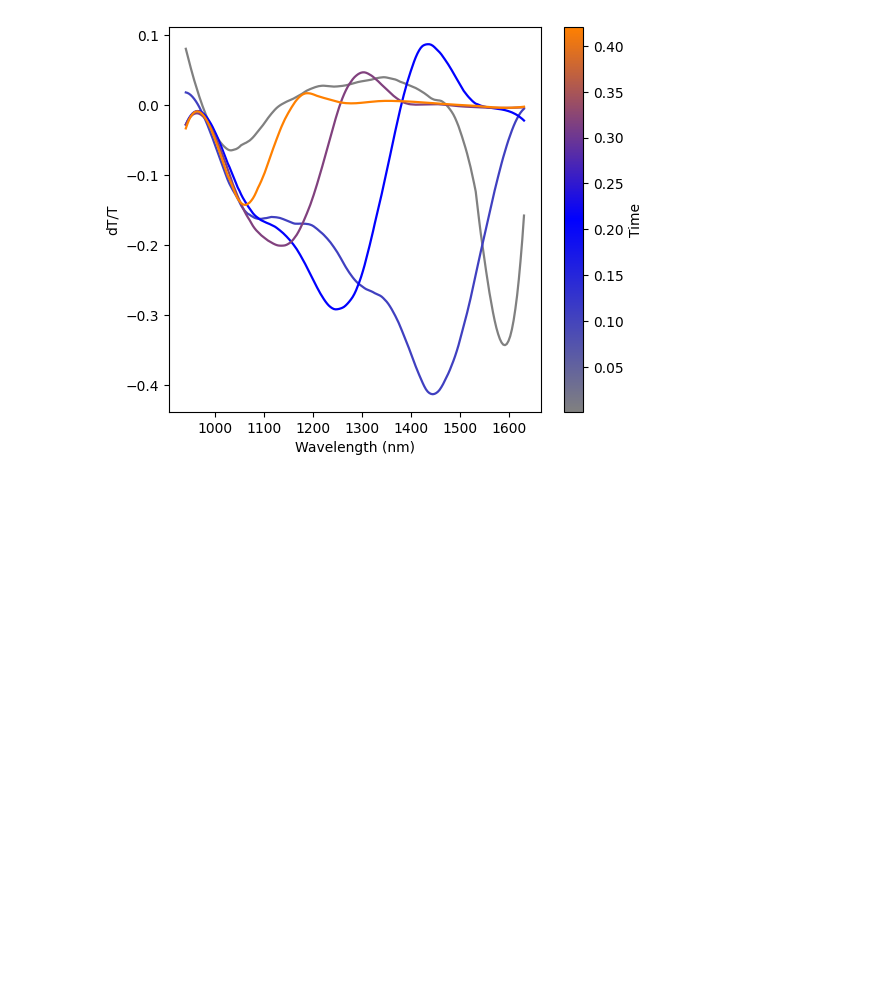
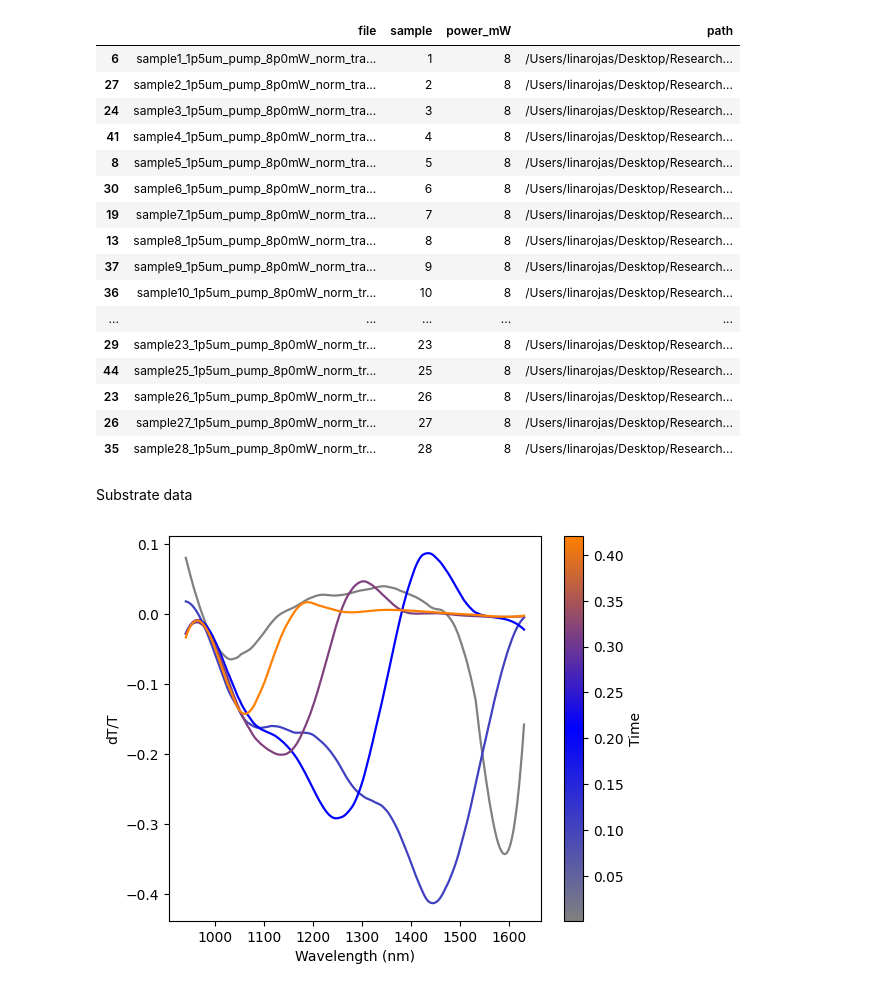
Before and after one commit to linarojas0824/Hybrid-Experimental-Data-Driven-Workflow, a Jupyter notebook: scripts/Notebooks/Pump_Probe_Results.ipynb, the cells around one changed output. Cells and saved outputs as stored; diff of their text form; code cells hidden in the pictures; blank space fills up the shorter version.

```diff
--- a/scripts/Notebooks/Pump_Probe_Results.ipynb
+++ b/scripts/Notebooks/Pump_Probe_Results.ipynb
@@ -49,0 +50,22 @@ files_index, selected = dc.extract_file_names(FOLDER, pattern= re.compile(
+# %%
+selected
+# %% [output]
+|  | file | sample | power_mW | path |
+| 6 | sample1_1p5um_pump_8p0mW_norm_tra... | 1 | 8 | /Users/linarojas/Desktop/Research... |
+| 27 | sample2_1p5um_pump_8p0mW_norm_tra... | 2 | 8 | /Users/linarojas/Desktop/Research... |
+| 24 | sample3_1p5um_pump_8p0mW_norm_tra... | 3 | 8 | /Users/linarojas/Desktop/Research... |
+| 41 | sample4_1p5um_pump_8p0mW_norm_tra... | 4 | 8 | /Users/linarojas/Desktop/Research... |
+| 8 | sample5_1p5um_pump_8p0mW_norm_tra... | 5 | 8 | /Users/linarojas/Desktop/Research... |
+| 30 | sample6_1p5um_pump_8p0mW_norm_tra... | 6 | 8 | /Users/linarojas/Desktop/Research... |
+| 19 | sample7_1p5um_pump_8p0mW_norm_tra... | 7 | 8 | /Users/linarojas/Desktop/Research... |
+| 13 | sample8_1p5um_pump_8p0mW_norm_tra... | 8 | 8 | /Users/linarojas/Desktop/Research... |
+| 37 | sample9_1p5um_pump_8p0mW_norm_tra... | 9 | 8 | /Users/linarojas/Desktop/Research... |
+| 36 | sample10_1p5um_pump_8p0mW_norm_tr... | 10 | 8 | /Users/linarojas/Desktop/Research... |
+| ... | ... | ... | ... | ... |
+| 29 | sample23_1p5um_pump_8p0mW_norm_tr... | 23 | 8 | /Users/linarojas/Desktop/Research... |
+| 44 | sample25_1p5um_pump_8p0mW_norm_tr... | 25 | 8 | /Users/linarojas/Desktop/Research... |
+| 23 | sample26_1p5um_pump_8p0mW_norm_tr... | 26 | 8 | /Users/linarojas/Desktop/Research... |
+| 26 | sample27_1p5um_pump_8p0mW_norm_tr... | 27 | 8 | /Users/linarojas/Desktop/Research... |
+| 35 | sample28_1p5um_pump_8p0mW_norm_tr... | 28 | 8 | /Users/linarojas/Desktop/Research... |
+# %% [markdown]
+Substrate data
```
Also changed, not shown: parts of 10 cells of this notebook, 21 other files.
